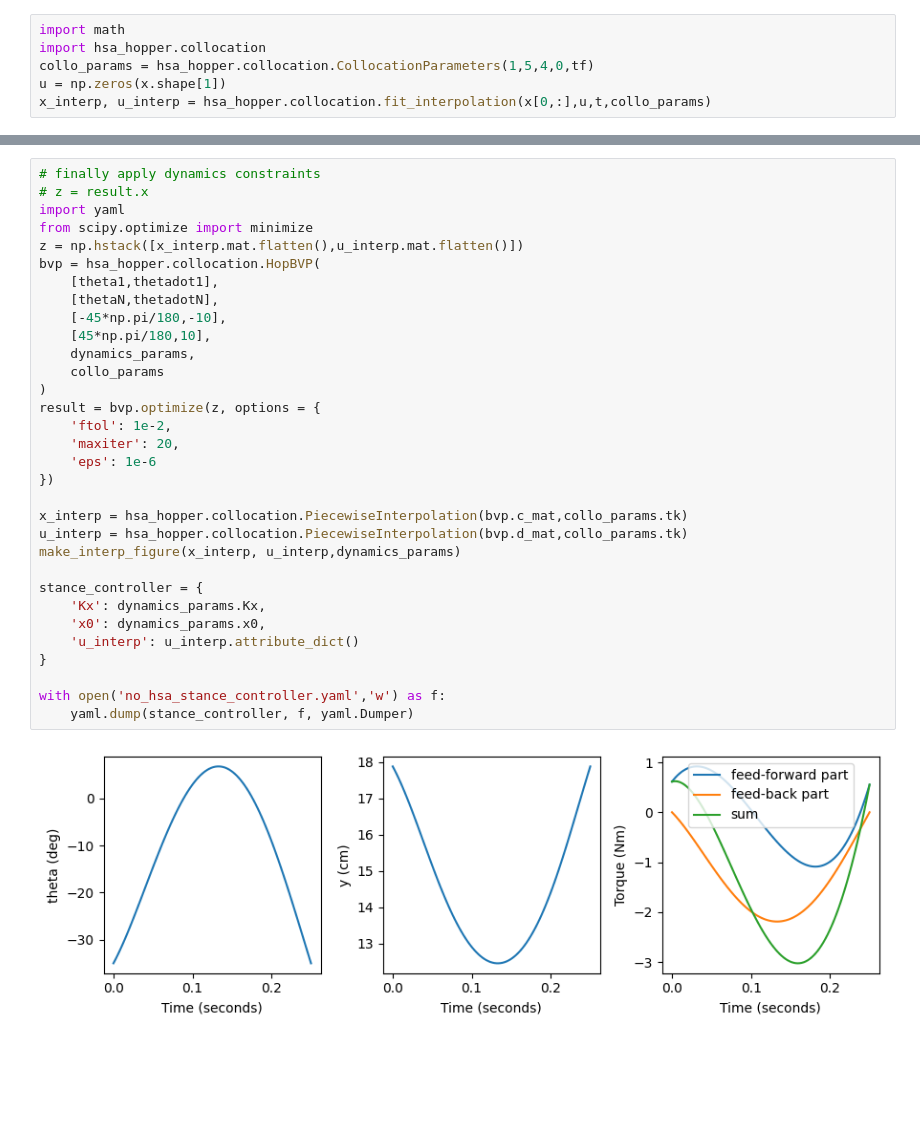
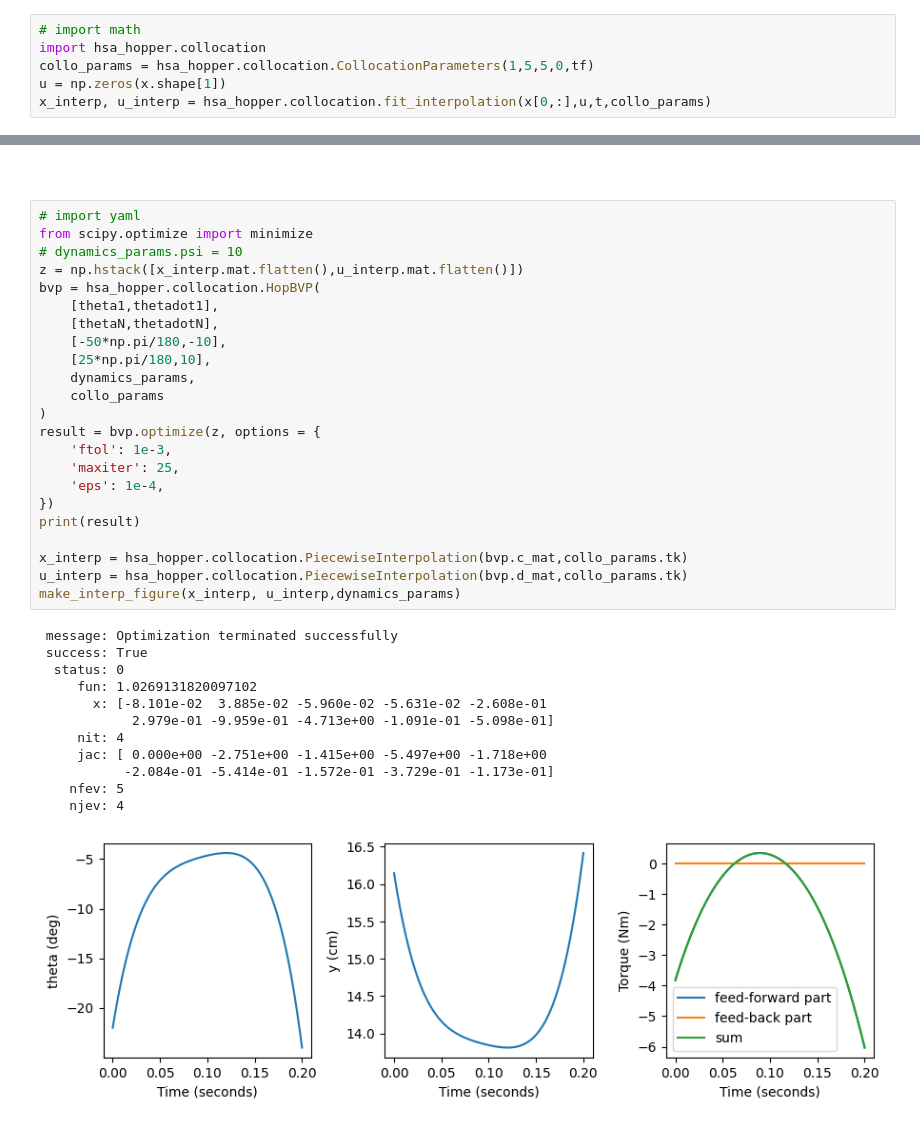
Before and after one commit to JGSuw/hsa_hopper_control, a Jupyter notebook: notebooks/hop_optimal_controller.ipynb, the cells around one changed output, grey strips where cells are left out. Saved outputs shown, nothing was run; the diff lists cells and outputs as text; blank space fills up the shorter version.

```diff
--- a/notebooks/hop_optimal_controller.ipynb
+++ b/notebooks/hop_optimal_controller.ipynb
@@ -123,7 +149,7 @@ plt.plot(t,np.array([y(_x) for _x in x[0,:]]))
 # %%
-import math
+# import math
 import hsa_hopper.collocation
-collo_params = hsa_hopper.collocation.CollocationParameters(1,5,4,0,tf)
+collo_params = hsa_hopper.collocation.CollocationParameters(1,5,5,0,tf)
 u = np.zeros(x.shape[1])
 x_interp, u_interp = hsa_hopper.collocation.fit_interpolation(x[0,:],u,t,collo_params)
 # %%
@@ -163,34 +189,38 @@ make_interp_figure(x_interp,u_interp,dynamics_params)
+# %% [markdown]
+#
 # %%
-# finally apply dynamics constraints
-# z = result.x
-import yaml
+# import yaml
 from scipy.optimize import minimize
+# dynamics_params.psi = 10
 z = np.hstack([x_interp.mat.flatten(),u_interp.mat.flatten()])
 bvp = hsa_hopper.collocation.HopBVP(
     [theta1,thetadot1],
     [thetaN,thetadotN],
-    [-45*np.pi/180,-10],
-    [45*np.pi/180,10],
+    [-50*np.pi/180,-10],
+    [25*np.pi/180,10],
     dynamics_params,
     collo_params
 )
 result = bvp.optimize(z, options = {
-    'ftol': 1e-2,
-    'maxiter': 20,
-    'eps': 1e-6
+    'ftol': 1e-3,
+    'maxiter': 25,
+    'eps': 1e-4,
 })
+print(result)
 
 x_interp = hsa_hopper.collocation.PiecewiseInterpolation(bvp.c_mat,collo_params.tk)
 u_interp = hsa_hopper.collocation.PiecewiseInterpolation(bvp.d_mat,collo_params.tk)
 make_interp_figure(x_interp, u_interp,dynamics_params)
-
-stance_controller = {
-    'Kx': dynamics_params.Kx,
-    'x0': dynamics_params.x0,
-    'u_interp': u_interp.attribute_dict()
-}
-
-with open('no_hsa_stance_controller.yaml','w') as f:
-    yaml.dump(stance_controller, f, yaml.Dumper)
 # %% [output]
+ message: Optimization terminated successfully
+ success: True
+  status: 0
+     fun: 1.0269131820097102
+       x: [-8.101e-02  3.885e-02 -5.960e-02 -5.631e-02 -2.608e-01
+            2.979e-01 -9.959e-01 -4.713e+00 -1.091e-01 -5.098e-01]
+     nit: 4
+     jac: [ 0.000e+00 -2.751e+00 -1.415e+00 -5.497e+00 -1.718e+00
+           -2.084e-01 -5.414e-01 -1.572e-01 -3.729e-01 -1.173e-01]
+    nfev: 5
+    njev: 4
-[figure, old version]
+[figure, new version]
```
Also changed, not shown: parts of 9 cells of this notebook, 30 other files.
